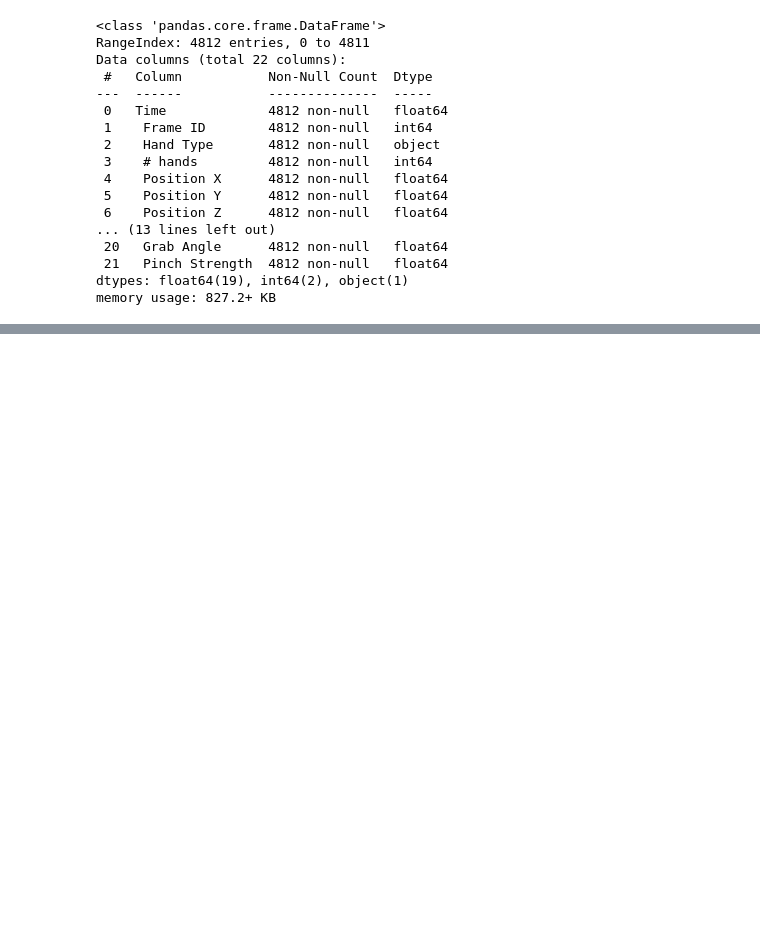
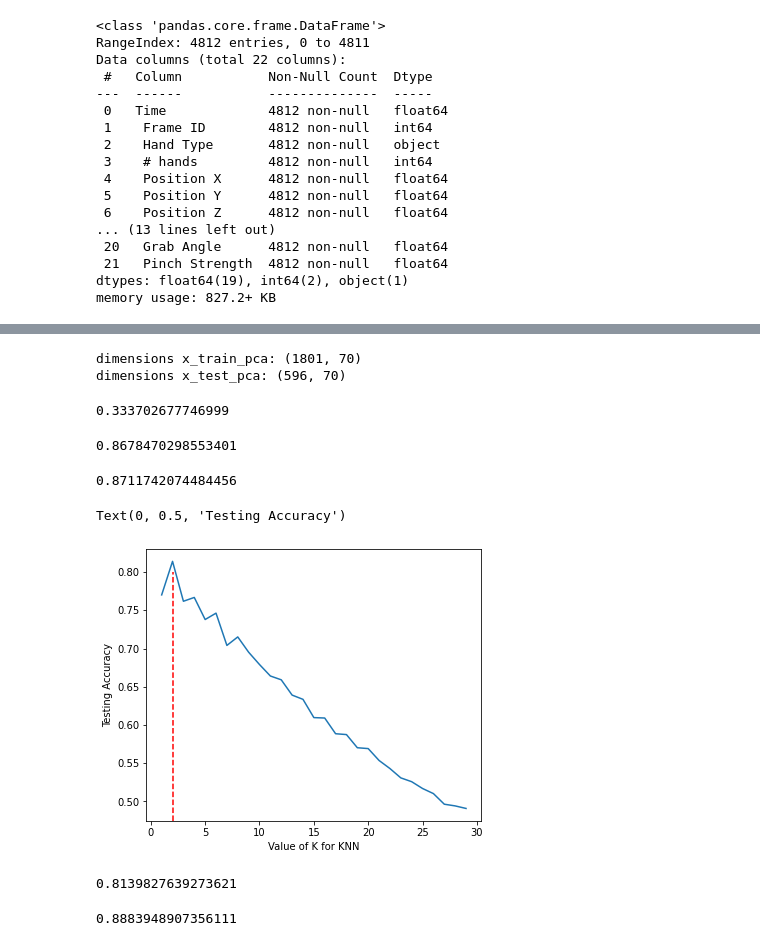
Before and after one commit to noamya-sh/Final-project-SemesterB, a Jupyter notebook: Hands-state.ipynb, the cells around one changed output, grey strips where cells are left out. Drawn from its saved outputs; the diff is of its cells as text; code cells hidden in the pictures; blank space fills up the shorter version.

```diff
--- a/Hands-state.ipynb
+++ b/Hands-state.ipynb
@@ -367,0 +324,75 @@ pd.DataFrame(f5.values.reshape(1, -1))
+# %%
+pca = PCA(n_components=0.999)
+pca.fit(x_train)
+x_train_pca=pca.fit_transform(x_train)
+x_test_pca=pca.transform(x_test)
+# %%
+print('Dimensions x_train_pca:',x_train_pca.shape)
+print('Dimensions x_test_pca:',x_test_pca.shape)
+# %% [output]
+dimensions x_train_pca: (1801, 70)
+dimensions x_test_pca: (596, 70)
+# %%
+pipe_dum = Pipeline([
+    ('scaler', StandardScaler()),
+    ('dummy', DummyClassifier())
+])
+scores = cross_val_score(pipe_dum, x_train_pca, y_train, cv=5)
+scores.mean()
+# %% [output]
+0.333702677746999
+# %%
+pipe_rf = Pipeline([
+    ('scaler', StandardScaler()),
+    ('rf', RandomForestClassifier())
+])
+scores = cross_val_score(pipe_rf, x_train_pca, y_train, cv=5)
+scores.mean()
+# %% [output]
+0.8678470298553401
+# %%
+pipe_lr = Pipeline([
+    ('scaler', StandardScaler()),
+    ('lr', LogisticRegression(max_iter=2000))
+])
+scores = cross_val_score(pipe_lr, x_train_pca, y_train, cv=5)
+scores.mean()
+# %% [output]
+0.8711742074484456
+# %%
+sc=[];k_range = list(range(1, 30))
+for k in k_range:
+    temppipe=Pipeline([
+    ('scaler', StandardScaler()),
+    ('knn', KNeighborsClassifier(n_neighbors=k))
+    ])
+    scores = cross_val_score(temppipe, x_train_pca, y_train, cv=5)
+    sc.append(scores.mean())
+m=sc.index(max(sc))+1
+#plot graph showing percentage of accuracy by number of neighbors
+f, ax = plt.subplots(figsize = (6,5))
+ax.plot(k_range, sc)
+ax.axvline(m, ls='--',ymax=max(sc)+0.1,c='r',solid_capstyle='round')
+plt.xlabel('Value of K for KNN')
+plt.ylabel('Testing Accuracy')
+# %% [output]
+Text(0, 0.5, 'Testing Accuracy')
+[figure, added]
+# %%
+pipe_knn = Pipeline([
+    ('scaler', StandardScaler()),
+    ('knn', KNeighborsClassifier(n_neighbors=m))
+])
+scores = cross_val_score(pipe_knn, x_train_pca, y_train, cv=5)
+scores.mean()
+# %% [output]
+0.8139827639273621
+# %%
+pipe_et = Pipeline([
+    ('scaler', StandardScaler()),
+    ('et', ExtraTreesClassifier())
+])
+scores = cross_val_score(pipe_et, x_train_pca, y_train, cv=5)
+scores.mean()
+# %% [output]
+0.8883948907356111
```
Also changed, not shown: parts of 33 cells of this notebook.
